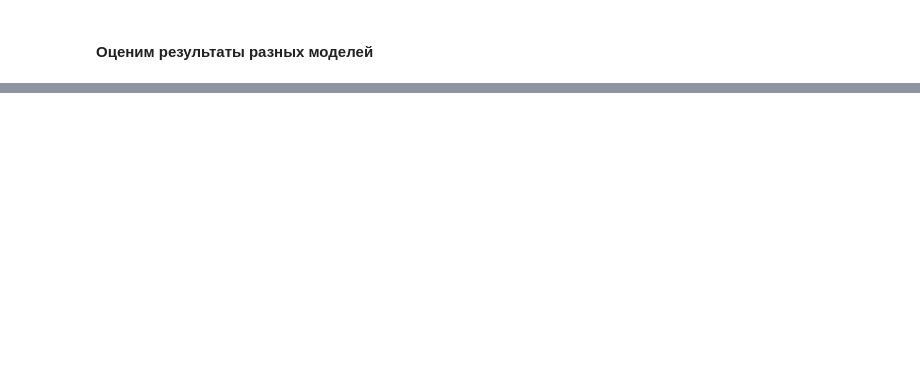
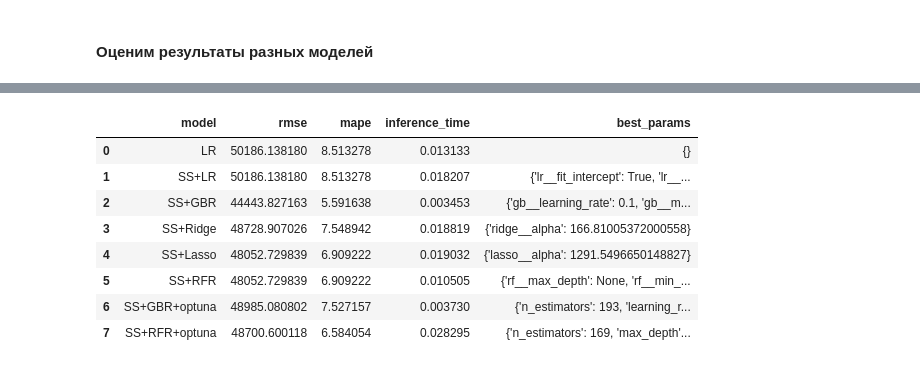
Before and after one commit to igortyulkin/d2sp, a Jupyter notebook: hw/task4/task4.ipynb, the cells around one changed output, grey strips where cells are left out. Cells and saved outputs as stored; diff of their text form; code cells hidden in the pictures; blank space fills up the shorter version.

```diff
--- a/hw/task4/task4.ipynb
+++ b/hw/task4/task4.ipynb
@@ -724,0 +767,4 @@ plt.show()
+# %%
+!pip install optuna
+import optuna
+optuna.logging.set_verbosity(optuna.logging.WARNING)
@@ -724,0 +866,23 @@ plt.show()
+# %%
+optuna_best_params = study_rfr.best_params
+best_model_rfr = RandomForestRegressor(
+    n_estimators=optuna_best_params['n_estimators'],
+    max_depth=optuna_best_params['max_depth'],
+    min_samples_split=optuna_best_params['min_samples_split'],
+    min_samples_leaf=optuna_best_params['min_samples_leaf'],
+    max_features=optuna_best_params['max_features'],
+    random_state=42
+)
+best_model = Pipeline([
+    ('scaler', StandardScaler()),
+    ('model', best_model_rfr)
+])
+best_model.fit(X_train, y_train)
+y_pred = best_model.predict(X_test)
+rmse = np.sqrt(mean_squared_error(y_test, y_pred))
+mape = mean_absolute_percentage_error(y_test, y_pred) * 100
+avg_inference_time = timeit.timeit(lambda: best_model.predict(X_test), number=100) / 100
+print(f'RMSE: {rmse}')
+print(f'MAPE: {mape}')
+
+learn_results.append({'model': 'SS+RFR+optuna', 'rmse': rmse, 'mape': mape, 'inference_time': avg_inference_time, 'best_params': optuna_best_params})
@@ -724,0 +898,12 @@ plt.show()
+# %%
+pd.DataFrame(learn_results)
+# %% [output]
+|  | model | rmse | mape | inference_time | best_params |
+| 0 | LR | 50186.138180 | 8.513278 | 0.013133 | {} |
+| 1 | SS+LR | 50186.138180 | 8.513278 | 0.018207 | {'lr__fit_intercept': True, 'lr__... |
+| 2 | SS+GBR | 44443.827163 | 5.591638 | 0.003453 | {'gb__learning_rate': 0.1, 'gb__m... |
+| 3 | SS+Ridge | 48728.907026 | 7.548942 | 0.018819 | {'ridge__alpha': 166.81005372000558} |
+| 4 | SS+Lasso | 48052.729839 | 6.909222 | 0.019032 | {'lasso__alpha': 1291.5496650148827} |
+| 5 | SS+RFR | 48052.729839 | 6.909222 | 0.010505 | {'rf__max_depth': None, 'rf__min_... |
+| 6 | SS+GBR+optuna | 48985.080802 | 7.527157 | 0.003730 | {'n_estimators': 193, 'learning_r... |
+| 7 | SS+RFR+optuna | 48700.600118 | 6.584054 | 0.028295 | {'n_estimators': 169, 'max_depth'... |
```
Also changed, not shown: parts of 25 cells of this notebook.
